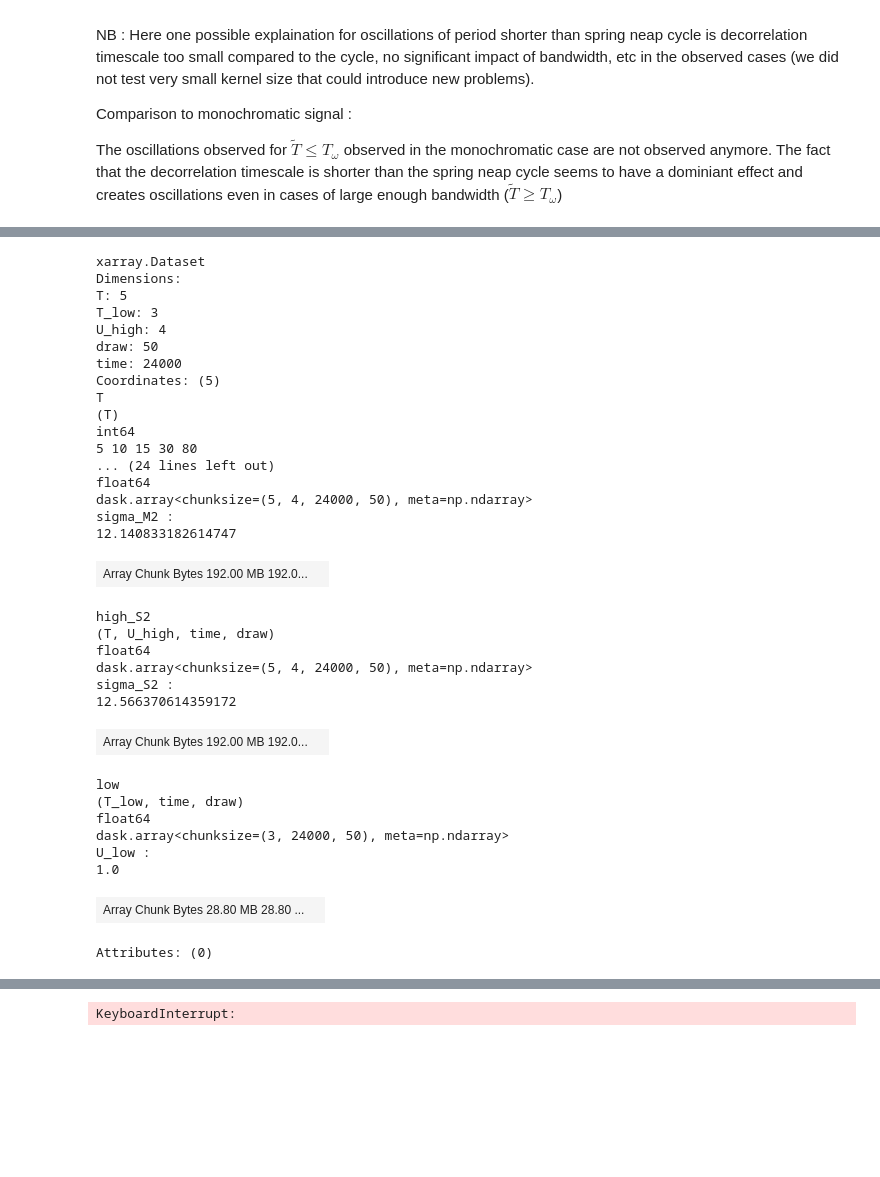
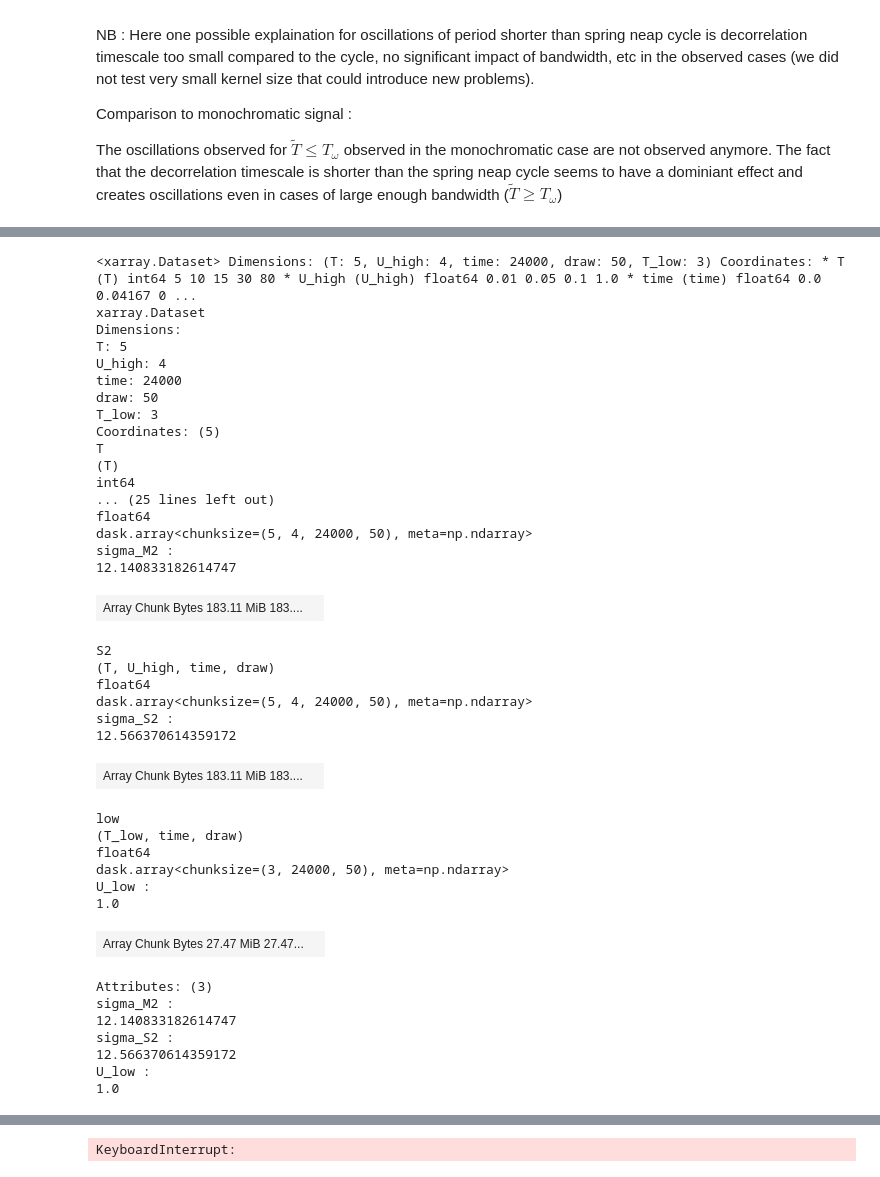
Before and after one commit to zcasparco/equinox_phd, a Jupyter notebook: synthetic_stats/bpassed_hilbert.ipynb, the cells around one changed output, grey strips where cells are left out. Drawn from its saved outputs; the diff is of its cells as text; code cells hidden in the pictures; blank space fills up the shorter version.

```diff
--- a/synthetic_stats/bpassed_hilbert.ipynb
+++ b/synthetic_stats/bpassed_hilbert.ipynb
@@ -171,7 +171,7 @@ def rename_attrs(da, **kwargs):
         da = da.assign_attrs(**{k_new: da.attrs.pop(k_old)})
     return da
 
-def tseries(kind, u_high,u_low,T,T_low, params={}, **kwargs):
+def tseries(kind, params={}, **kwargs):
     _kwargs = dict(time=(1000, 1/24),
                    seed=0,
                   )
@@ -389,11 +388,12 @@ Comparison to monochromatic signal :
 The oscillations observed for $\tilde T\leq T_\omega$ observed in the monochromatic case are not observed anymore. The fact that the decorrelation timescale is shorter than the spring neap cycle seems to have a dominiant effect and creates oscillations even in cases of large enough bandwidth ($\tilde T \geq T_\omega$)
 # %%
 nb_draws = 50
+T,T_low = [5,10,15,30,80],[5,15,30]
 u_low = hf.low_frequency_signal()
 u_high = hf.high_frequency_signal()
-da_high_M2 = tseries("high_M2", u_high,u_low,T,T_low,draws=nb_draws).rename('high_M2')
-da_high_S2 = tseries("high_S2", u_high,u_low,T,T_low,draws=nb_draws).rename('high_S2')
-da_low = tseries("low", u_high,u_low,T,T_low,draws=nb_draws)
+M2 = tseries("high_M2",draws=nb_draws).rename('M2')#.assign_coords({'draw':np.arange(0,nb_draws)})
+S2 = tseries("high_S2",draws=nb_draws).rename('S2')
+low = tseries("low",draws=nb_draws).rename({'T':'T_low'})#.compute()
 
 #da_high_M2 = da_high_M2.rename('high_M2')
 #da_high_S2 = xr.concat([tseries("high_S2") for i in range(nb)],dim='sample'
@@ -432,46 +403,52 @@ U_low :
 # %%
-da_high_M2 = da_high_M2.chunk({'T':-1,'U_high':-1,'time':-1,'draw':-1})
-da_high_S2 = da_high_S2.chunk({'T':-1,'U_high':-1,'time':-1,'draw':-1})
-da_low = da_low.chunk({'T':-1,'time':-1,'draw':-1})
+M2 = M2.chunk({'T':-1,'U_high':-1,'time':-1,'draw':-1})
+S2 = S2.chunk({'T':-1,'U_high':-1,'time':-1,'draw':-1})
+low = low.chunk({'T_low':-1,'time':-1,'draw':-1})
 # %%
-da_high_M2.attrs = {'sigma_M2':da_high_M2.attrs['sigma']}
-da_high_S2.attrs = {'sigma_S2':da_high_S2.attrs['sigma']}
+M2.attrs = {'sigma_M2':M2.attrs['sigma']}
+S2.attrs = {'sigma_S2':S2.attrs['sigma']}
 
-ds_stat = xr.merge([da_high_M2,da_high_S2, da_low.rename({'T':'T_low'})]) #, combine_attrs="no_conflicts"
+ds_stat = xr.merge([M2,S2, low], combine_attrs="no_conflicts") #, combine_attrs="no_conflicts"
 #ds = ds.assign_coords({'T':T})
 ds_stat
 # %% [output]
+<xarray.Dataset> Dimensions: (T: 5, U_high: 4, time: 24000, draw: 50, T_low: 3) Coordinates: * T (T) int64 5 10 15 30 80 * U_high (U_high) float64 0.01 0.05 0.1 1.0 * time (time) float64 0.0 0.04167 0 ...
 xarray.Dataset
 Dimensions:
 T: 5
+U_high: 4
+time: 24000
+draw: 50
 T_low: 3
-U_high: 4
-draw: 50
-time: 24000
 Coordinates: (5)
 T
 (T)
 int64
-5 10 15 30 80
-... (24 lines left out)
+... (25 lines left out)
 float64
 dask.array<chunksize=(5, 4, 24000, 50), meta=np.ndarray>
 sigma_M2 :
 12.140833182614747
-| Array Chunk Bytes 192.00 MB 192.0... |  |
+| Array Chunk Bytes 183.11 MiB 183.... |  |
-high_S2
+S2
 (T, U_high, time, draw)
 float64
 dask.array<chunksize=(5, 4, 24000, 50), meta=np.ndarray>
 sigma_S2 :
 12.566370614359172
-| Array Chunk Bytes 192.00 MB 192.0... |  |
+| Array Chunk Bytes 183.11 MiB 183.... |  |
 low
 (T_low, time, draw)
 float64
 dask.array<chunksize=(3, 24000, 50), meta=np.ndarray>
 U_low :
 1.0
-| Array Chunk Bytes 28.80 MB 28.80 ... |  |
+| Array Chunk Bytes 27.47 MiB 27.47... |  |
-Attributes: (0)
+Attributes: (3)
+sigma_M2 :
+12.140833182614747
+sigma_S2 :
+12.566370614359172
+U_low :
+1.0
 # %%
```
Also changed, not shown: parts of 15 cells of this notebook.
